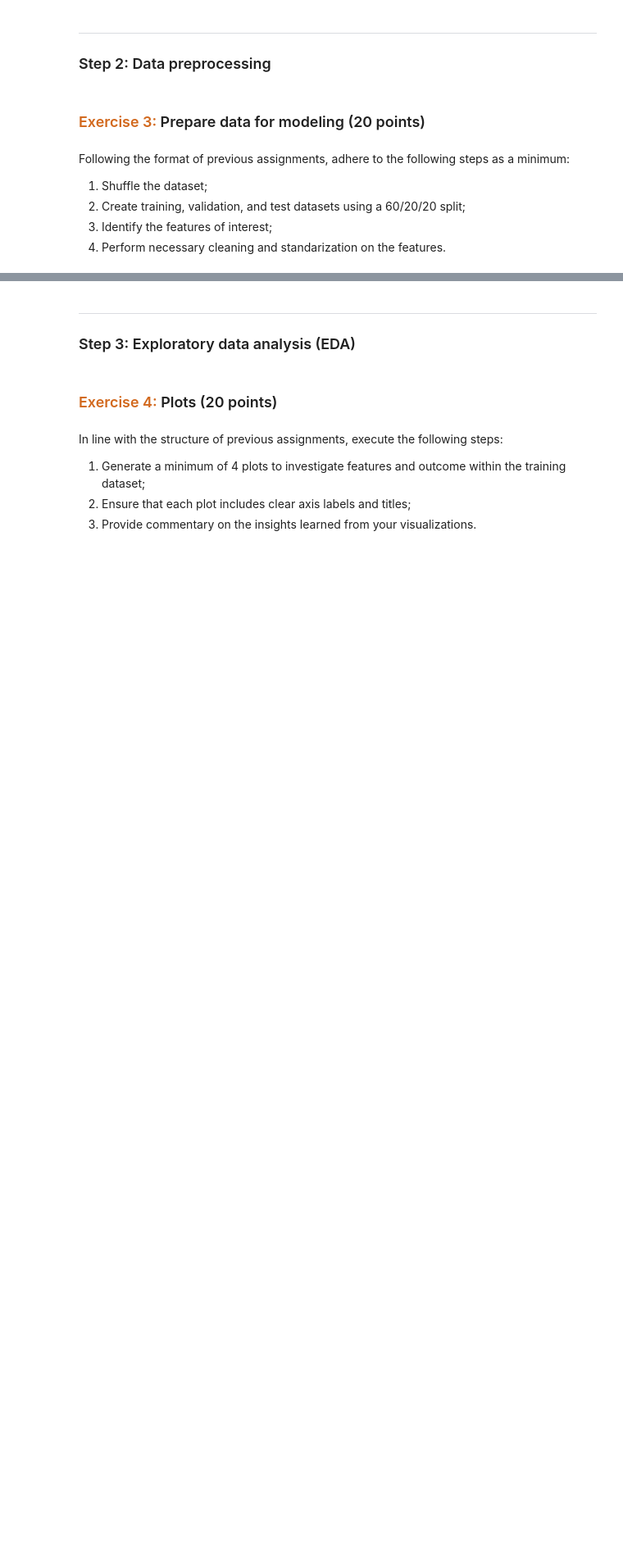
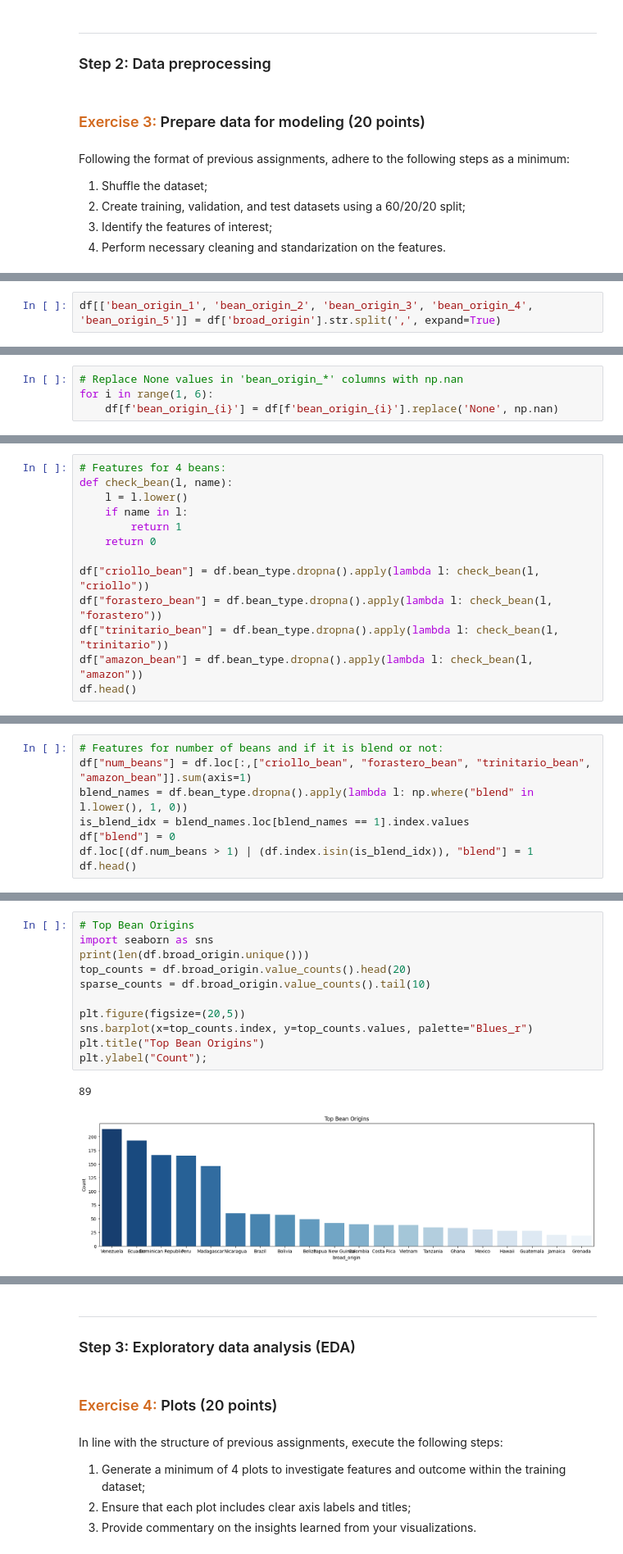
Before and after one commit to aagarwal17/datasci-207-arun, a Jupyter notebook: assignments/05 Multiclass classification.ipynb, the cells around one changed output, grey strips where cells are left out. Shown at 82% size. Saved outputs shown, nothing was run; the diff lists cells and outputs as text; blank space fills up the shorter version.

```diff
--- a/assignments/05 Multiclass classification.ipynb
+++ b/assignments/05 Multiclass classification.ipynb
@@ -196,0 +436,2 @@ Following the format of previous assignments, adhere to the following steps as a
+# %%
+df[['bean_origin_1', 'bean_origin_2', 'bean_origin_3', 'bean_origin_4', 'bean_origin_5']] = df['broad_origin'].str.split(',', expand=True)
@@ -196,0 +457,4 @@ Following the format of previous assignments, adhere to the following steps as a
+# %%
+# Replace None values in 'bean_origin_*' columns with np.nan
+for i in range(1, 6):
+    df[f'bean_origin_{i}'] = df[f'bean_origin_{i}'].replace('None', np.nan)
@@ -196,0 +479,13 @@ Following the format of previous assignments, adhere to the following steps as a
+# %%
+# Features for 4 beans:
+def check_bean(l, name):
+    l = l.lower()
+    if name in l:
+        return 1
+    return 0
+
+df["criollo_bean"] = df.bean_type.dropna().apply(lambda l: check_bean(l, "criollo"))
+df["forastero_bean"] = df.bean_type.dropna().apply(lambda l: check_bean(l, "forastero"))
+df["trinitario_bean"] = df.bean_type.dropna().apply(lambda l: check_bean(l, "trinitario"))
+df["amazon_bean"] = df.bean_type.dropna().apply(lambda l: check_bean(l, "amazon"))
+df.head()
@@ -196,0 +499,8 @@ Following the format of previous assignments, adhere to the following steps as a
+# %%
+# Features for number of beans and if it is blend or not:
+df["num_beans"] = df.loc[:,["criollo_bean", "forastero_bean", "trinitario_bean", "amazon_bean"]].sum(axis=1)
+blend_names = df.bean_type.dropna().apply(lambda l: np.where("blend" in l.lower(), 1, 0))
+is_blend_idx = blend_names.loc[blend_names == 1].index.values
+df["blend"] = 0
+df.loc[(df.num_beans > 1) | (df.index.isin(is_blend_idx)), "blend"] = 1
+df.head()
@@ -196,0 +514,14 @@ Following the format of previous assignments, adhere to the following steps as a
+# %%
+# Top Bean Origins
+import seaborn as sns
+print(len(df.broad_origin.unique()))
+top_counts = df.broad_origin.value_counts().head(20)
+sparse_counts = df.broad_origin.value_counts().tail(10)
+
+plt.figure(figsize=(20,5))
+sns.barplot(x=top_counts.index, y=top_counts.values, palette="Blues_r")
+plt.title("Top Bean Origins")
+plt.ylabel("Count");
+# %% [output]
+89
+[figure, added]
```
Also changed, not shown: parts of 47 cells of this notebook.
